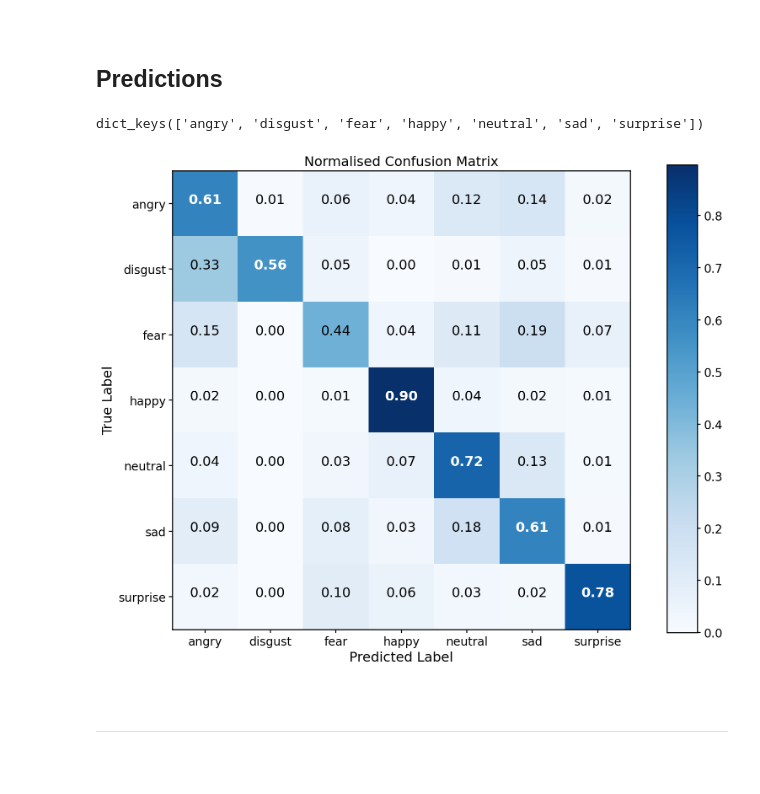
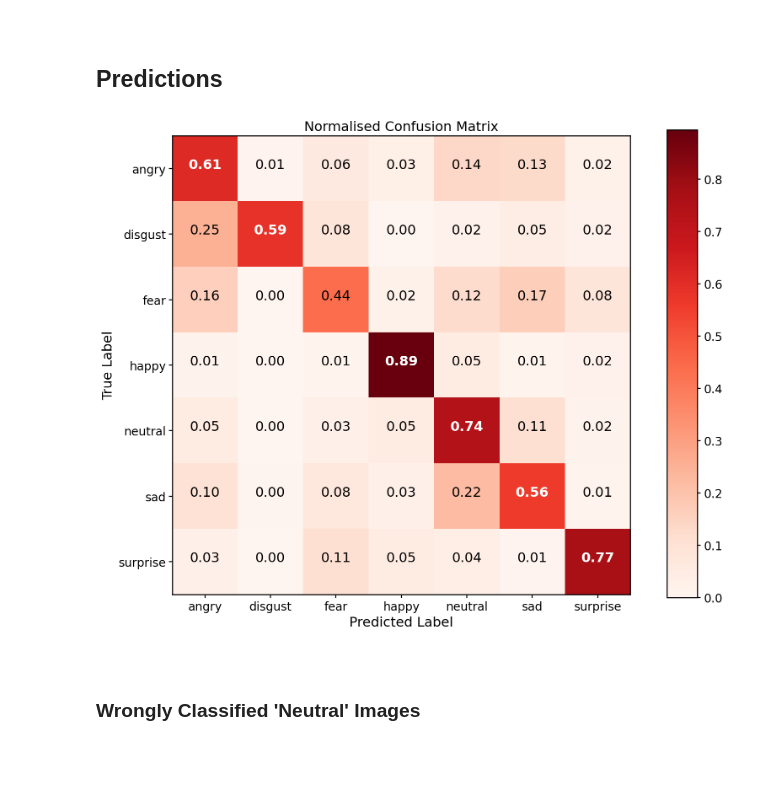
Before and after one commit to KOrfanakis/Emotion_Recognition_Deep_Learning_App, a Jupyter notebook: Emotion_Recognition_Notebook.ipynb, the cells around one changed output. Drawn from its saved outputs; the diff is of its cells as text; code cells hidden in the pictures; blank space fills up the shorter version.

Commit message:
Fixed issue in val generator

```diff
--- a/Emotion_Recognition_Notebook.ipynb
+++ b/Emotion_Recognition_Notebook.ipynb
@@ -185,22 +208,0 @@ img_width, img_height = 48, 48
-# %%
-fig = plt.figure(0, figsize=(15, 20))
-
-index = 1
-for emotion in emotions_list:
-    path = base_path + 'train/{}'.format(emotion)
-    file_numbers = os.listdir(path)
-    random_files = np.random.choice(file_numbers, size=5, replace=False)
-
-    for i, random_file in enumerate(random_files):
-        img = load_img(path= base_path + 'train/{}/{}'.format(emotion, random_file),
-                       target_size=(img_width, img_height))
-
-        plt.subplot(7, 5, index)
-
-        plt.imshow(img, cmap='gray')
-        plt.axis('off')
-        if i == 2: plt.title(emotion.title(), color='orangered', weight='bold')
-        index += 1
-
-fig.subplots_adjust(wspace=0.6)
-plt.show()
@@ -442,10 +444,3 @@ plt.show()
 model.save('model.h5')
 # %%
 loaded_model = keras.models.load_model('/content/model.h5')
-# %%
-predictions = loaded_model.predict_generator(generator=validation_generator)
-classes = validation_generator.class_indices.keys()
-
-print(classes)
-# %% [output]
-dict_keys(['angry', 'disgust', 'fear', 'happy', 'neutral', 'sad', 'surprise'])
@@ -455,41 +447,41 @@ y_test = validation_generator.classes
+# %%
+predictions = loaded_model.predict(x=validation_generator)
+class_labels = validation_generator.class_indices.keys()
+
+y_pred = [np.argmax(prediction) for prediction in predictions]
+y_test = validation_generator.classes
+
+cm = confusion_matrix(y_test, y_pred, normalize='true')
 # %%
-cm = confusion_matrix(y_test, y_pred, normalize='true')
-
 fig, ax = plt.subplots(figsize=(10, 10))
 
-im=ax.imshow(cm, interpolation='nearest', cmap='Blues')
+im=ax.imshow(cm, interpolation='nearest', cmap='Reds')
 
 ax.set(title='Normalised Confusion Matrix',
        xlabel='Predicted Label',
        ylabel='True Label')
 
-tick_marks = np.arange(len(classes))
+tick_marks = np.arange(len(class_labels))
 ax.set_xticks(tick_marks)
-ax.set_xticklabels(classes, rotation=0)
+ax.set_xticklabels(class_labels, rotation=0)
 ax.set_yticks(tick_marks)
-ax.set_yticklabels(classes)
+ax.set_yticklabels(class_labels)
 
 thresh = cm.max() / 2
 for i, j in itertools.product(range(cm.shape[0]), range(cm.shape[1])):
   plt.text(x=j,
            y=i,
            s=format(cm[i, j], '.2f'),
            fontsize=16,
            ha='center',
            color='w' if cm[i, j] > thresh else 'k',
            weight='bold' if cm[i, j] > thresh else 'normal')
 
 cax = plt.axes([0.95, 0.12, 0.05, 0.77])
 plt.colorbar(mappable=im, cax=cax)
 
 plt.show()
 # %% [output]
-[figure, old version]
+[figure, new version]
-# %% [markdown]
-<br>
-
----
-
-<br>
 # %%
 def predict_single_img(emotion, file_name):
@@ -530,5 +521,9 @@ def plot_wrong_preds(emotion):
         if index == nrows*ncols: break
 
     plt.tight_layout()
+# %% [markdown]
+<br>
+
+### Wrongly Classified 'Neutral' Images
 # %%
 plot_wrong_preds('neutral')
```
Also changed, not shown: parts of 18 cells of this notebook.
